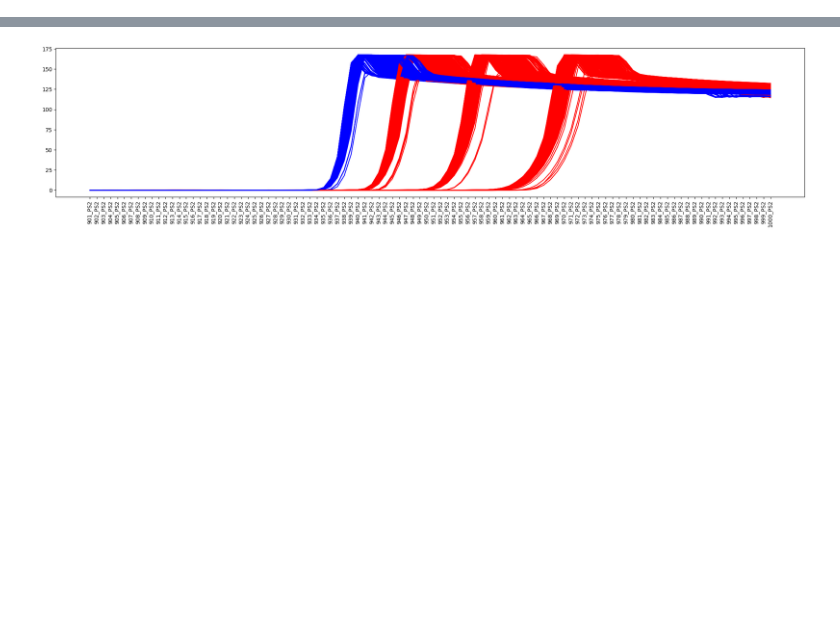
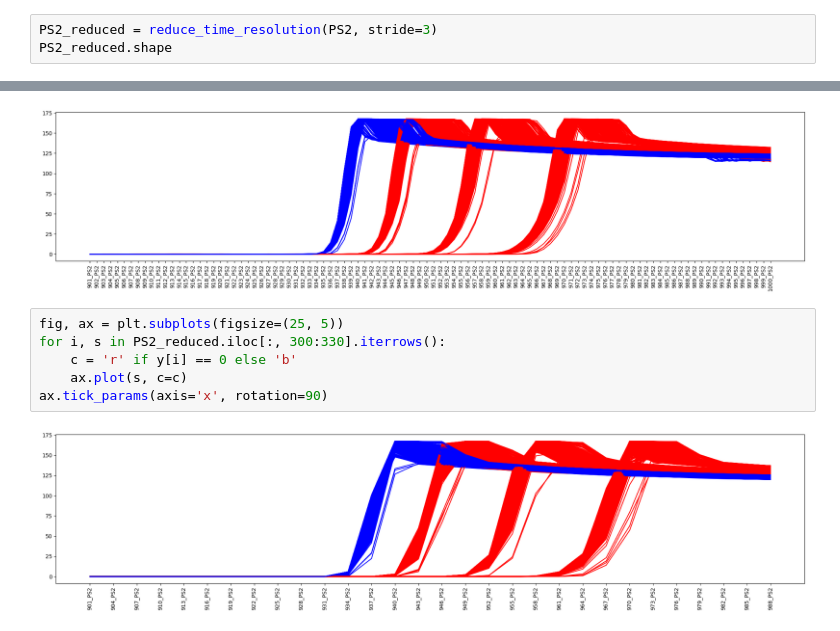
Before and after one commit to vcerchez/optimal-hydraulic, a Jupyter notebook: model.ipynb, the cells around one changed output, grey strips where cells are left out. Drawn from its saved outputs; the diff is of its cells as text; blank space fills up the shorter version.

```diff
--- a/model.ipynb
+++ b/model.ipynb
@@ -394,0 +427,3 @@ Improving filtering we might arrive at better feature.
+# %%
+PS2_reduced = reduce_time_resolution(PS2, stride=3)
+PS2_reduced.shape
@@ -400,3 +437,11 @@ for i, s in PS2.iloc[:, 900:1000].iterrows():
 ax.tick_params(axis='x', rotation=90)
 # %% [output]
 [figure]
+# %%
+fig, ax = plt.subplots(figsize=(25, 5))
+for i, s in PS2_reduced.iloc[:, 300:330].iterrows():
+    c = 'r' if y[i] == 0 else 'b'
+    ax.plot(s, c=c)
+ax.tick_params(axis='x', rotation=90)
+# %% [output]
+[figure, added]
```
Also changed, not shown: parts of 45 cells of this notebook.
